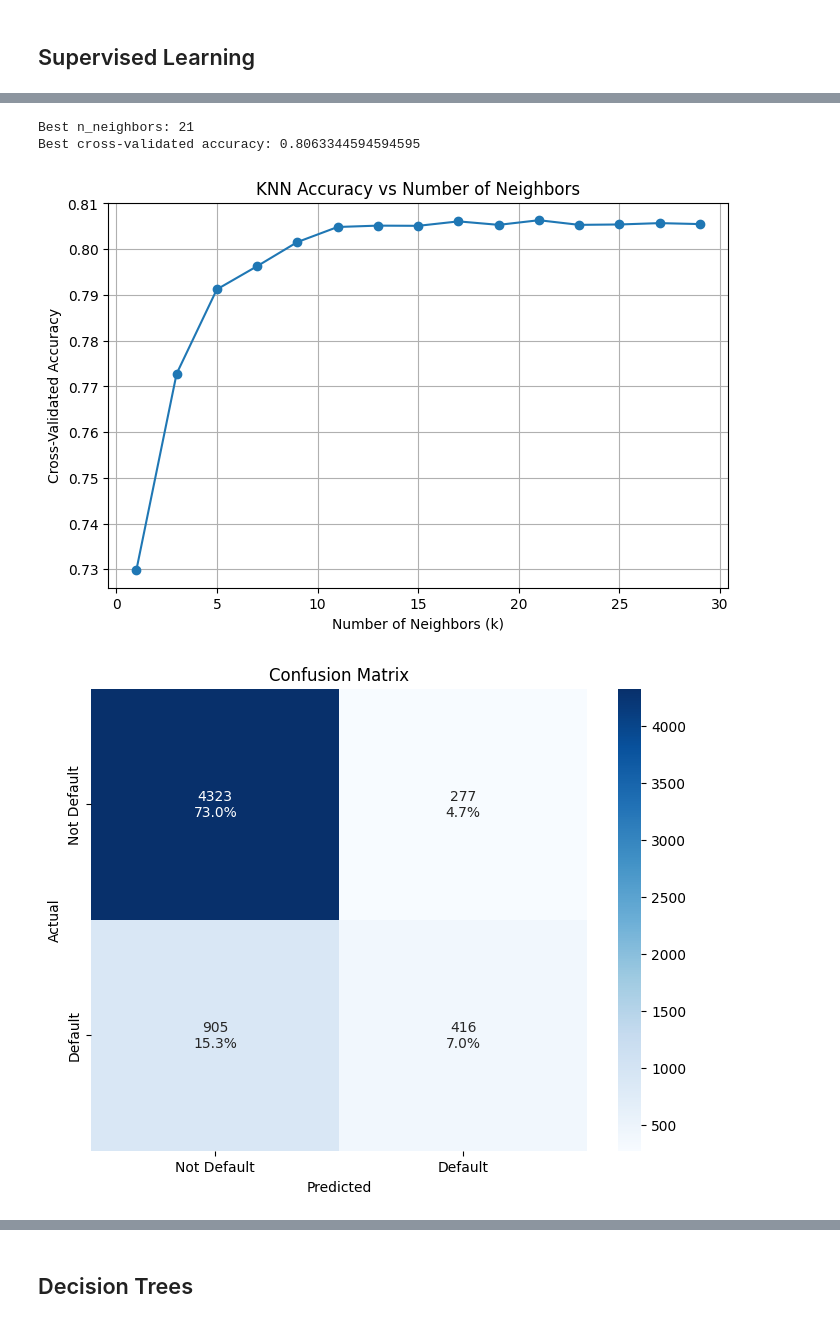
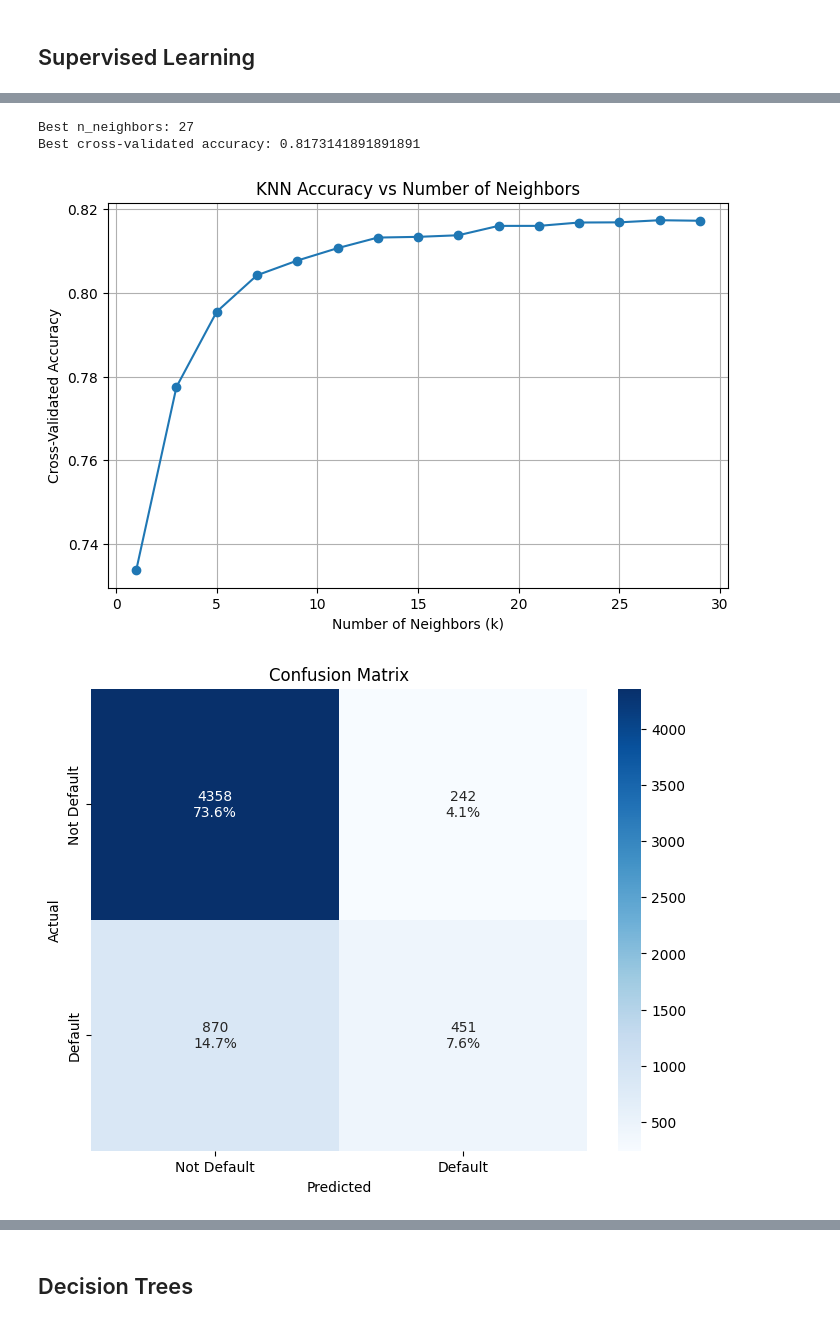
Before and after one commit to Roque97/DS-Project---Predicting-Default-of-Credit-Card-Clients-Taiwan-2005, a Jupyter notebook: notebooks/modeling.ipynb, the cells around one changed output, grey strips where cells are left out. Cells and saved outputs as stored; diff of their text form; code cells hidden in the pictures.

```diff
--- a/notebooks/modeling.ipynb
+++ b/notebooks/modeling.ipynb
@@ -25,6 +25,13 @@ pca_data = DataSplitDict(
     y_test=pd.read_csv('../data/processed/original_y_test.csv')
 )
 
+mrmr_data = DataSplitDict(
+    X_train=set_types_encoded(pd.read_csv('../data/processed/mRMR/mrmr_X_train.csv')),
+    y_train=pd.read_csv('../data/processed/original_y_train.csv'),
+    X_test=set_types_encoded(pd.read_csv('../data/processed/mRMR/mrmr_X_test.csv')),
+    y_test=pd.read_csv('../data/processed/original_y_test.csv')
+)
+
 # Standardize features
 original_data['X_train'] = original_data['X_train'].apply(pd.to_numeric, errors='coerce')
 original_data['X_test'] = original_data['X_test'].apply(pd.to_numeric, errors='coerce')
@@ -44,12 +51,12 @@ Results for Naive Bayes Classifier on PCA Data:
 # %%
 # Apply K-Nearest Neighbors (KNN) for credit card default prediction
 
 from src.models import KNNClassifier
 
-results = KNNClassifier( pca_data, test_cases_n=list(range(1, 30, 2)), plotsQ=True, save_path='../plots/models/KNN/PCA/')
+results = KNNClassifier( mrmr_data, test_cases_n=list(range(1, 30, 2)), plotsQ=True, save_path='../plots/models/KNN/mRMR/')
 print("KNN results:", results)
 # %% [output]
-Best n_neighbors: 21
-Best cross-validated accuracy: 0.8063344594594595
+Best n_neighbors: 27
+Best cross-validated accuracy: 0.8173141891891891
-[figure, old version]
+[figure, new version]
 [figure]
```
Also changed, not shown: parts of 3 cells of this notebook, 31 other files.
